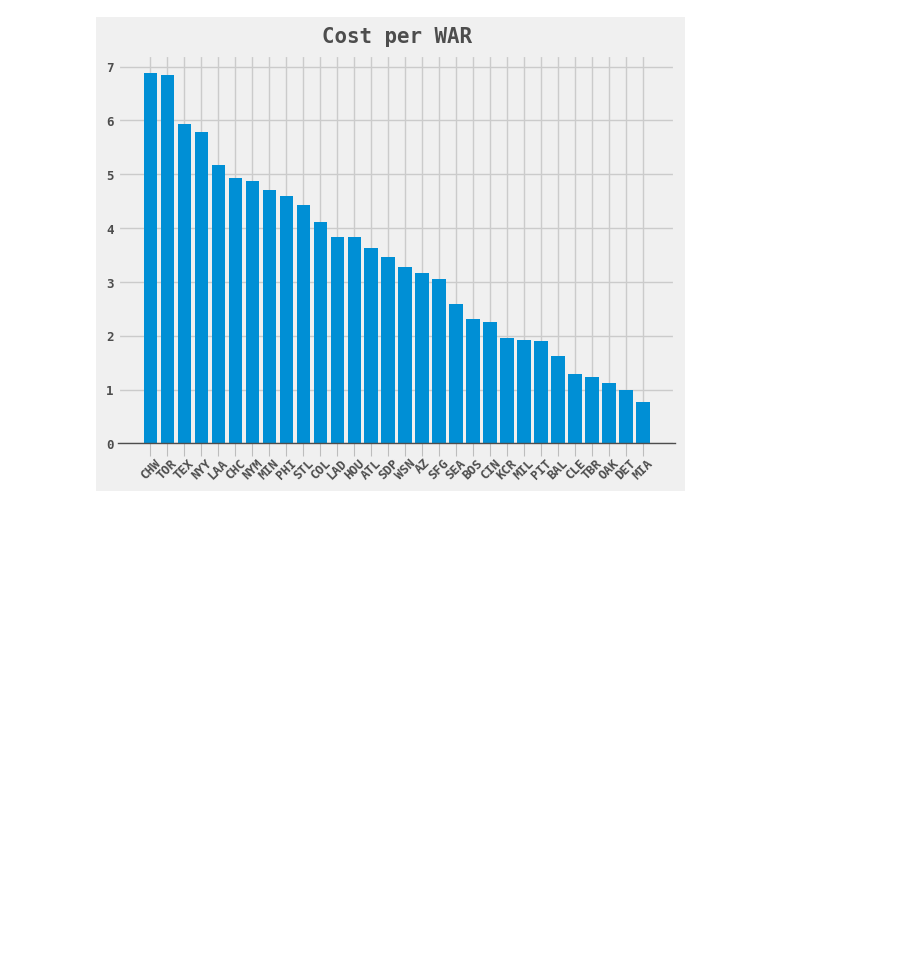
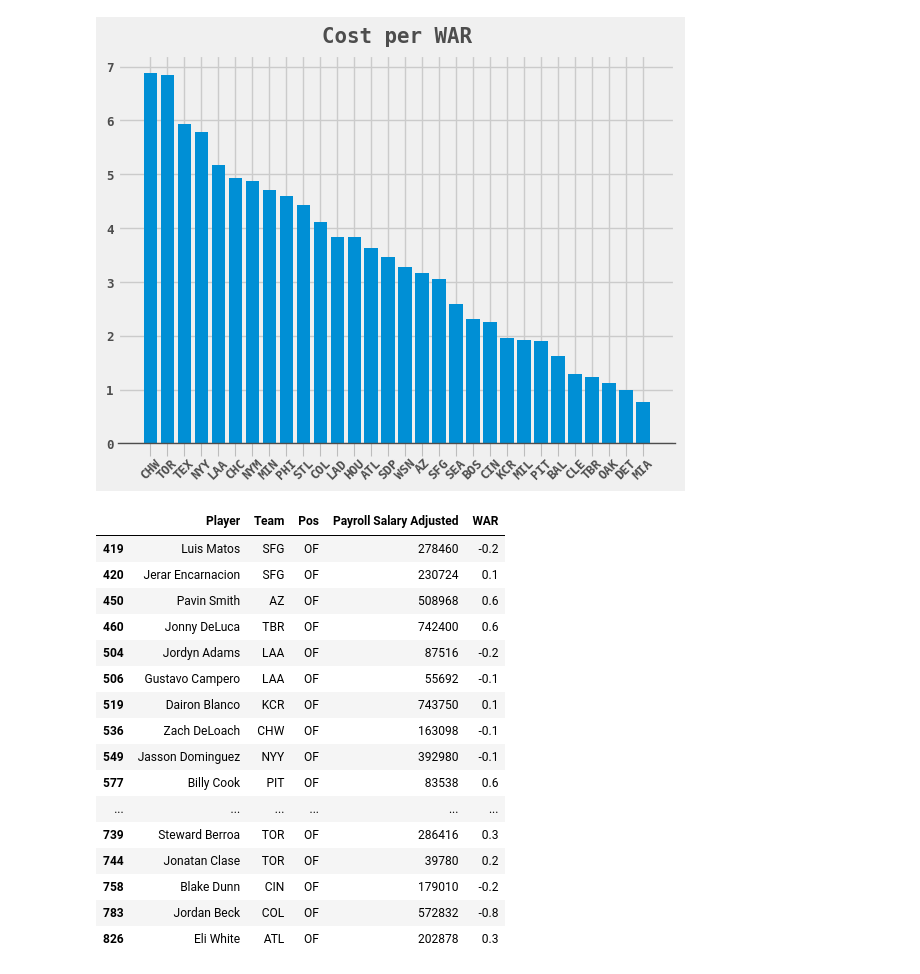
Before and after one commit to unbenounced/mlb_payroll, a Jupyter notebook: mlb_overview.ipynb, the cells around one changed output. Cells and saved outputs as stored; diff of their text form; code cells hidden in the pictures; blank space fills up the shorter version.

```diff
--- a/mlb_overview.ipynb
+++ b/mlb_overview.ipynb
@@ -54,3 +55,23 @@ ax.spines['bottom'].set_linewidth(1)
 plt.show()
 # %% [output]
 [figure]
+# %%
+df[df['Pos'] == 'OF']
+# %% [output]
+|  | Player | Team | Pos | Payroll Salary Adjusted | WAR |
+| 419 | Luis Matos | SFG | OF | 278460 | -0.2 |
+| 420 | Jerar Encarnacion | SFG | OF | 230724 | 0.1 |
+| 450 | Pavin Smith | AZ | OF | 508968 | 0.6 |
+| 460 | Jonny DeLuca | TBR | OF | 742400 | 0.6 |
+| 504 | Jordyn Adams | LAA | OF | 87516 | -0.2 |
+| 506 | Gustavo Campero | LAA | OF | 55692 | -0.1 |
+| 519 | Dairon Blanco | KCR | OF | 743750 | 0.1 |
+| 536 | Zach DeLoach | CHW | OF | 163098 | -0.1 |
+| 549 | Jasson Dominguez | NYY | OF | 392980 | -0.1 |
+| 577 | Billy Cook | PIT | OF | 83538 | 0.6 |
+| ... | ... | ... | ... | ... | ... |
+| 739 | Steward Berroa | TOR | OF | 286416 | 0.3 |
+| 744 | Jonatan Clase | TOR | OF | 39780 | 0.2 |
+| 758 | Blake Dunn | CIN | OF | 179010 | -0.2 |
+| 783 | Jordan Beck | COL | OF | 572832 | -0.8 |
+| 826 | Eli White | ATL | OF | 202878 | 0.3 |
```
Also changed, not shown: parts of 5 cells of this notebook.
